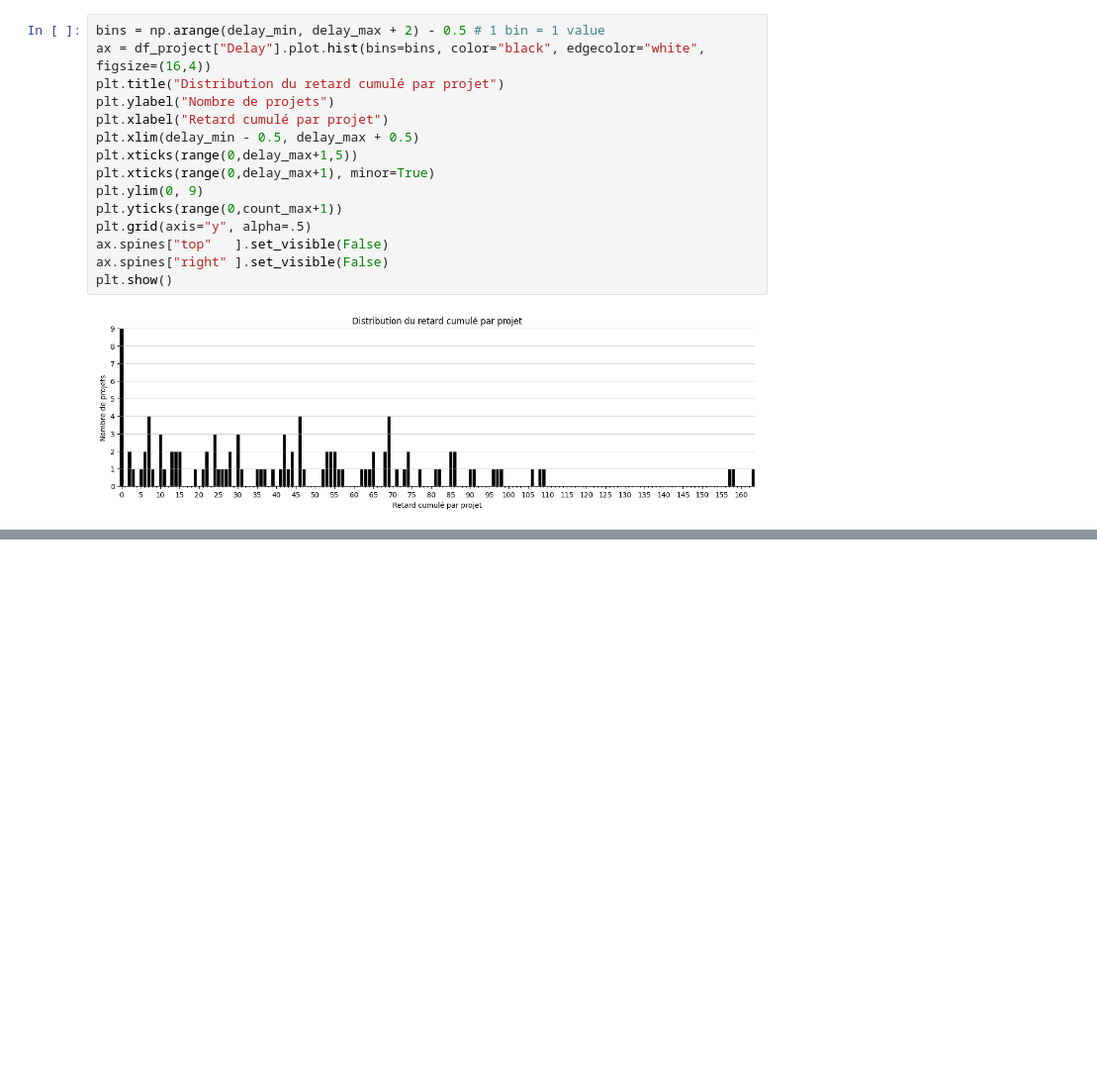
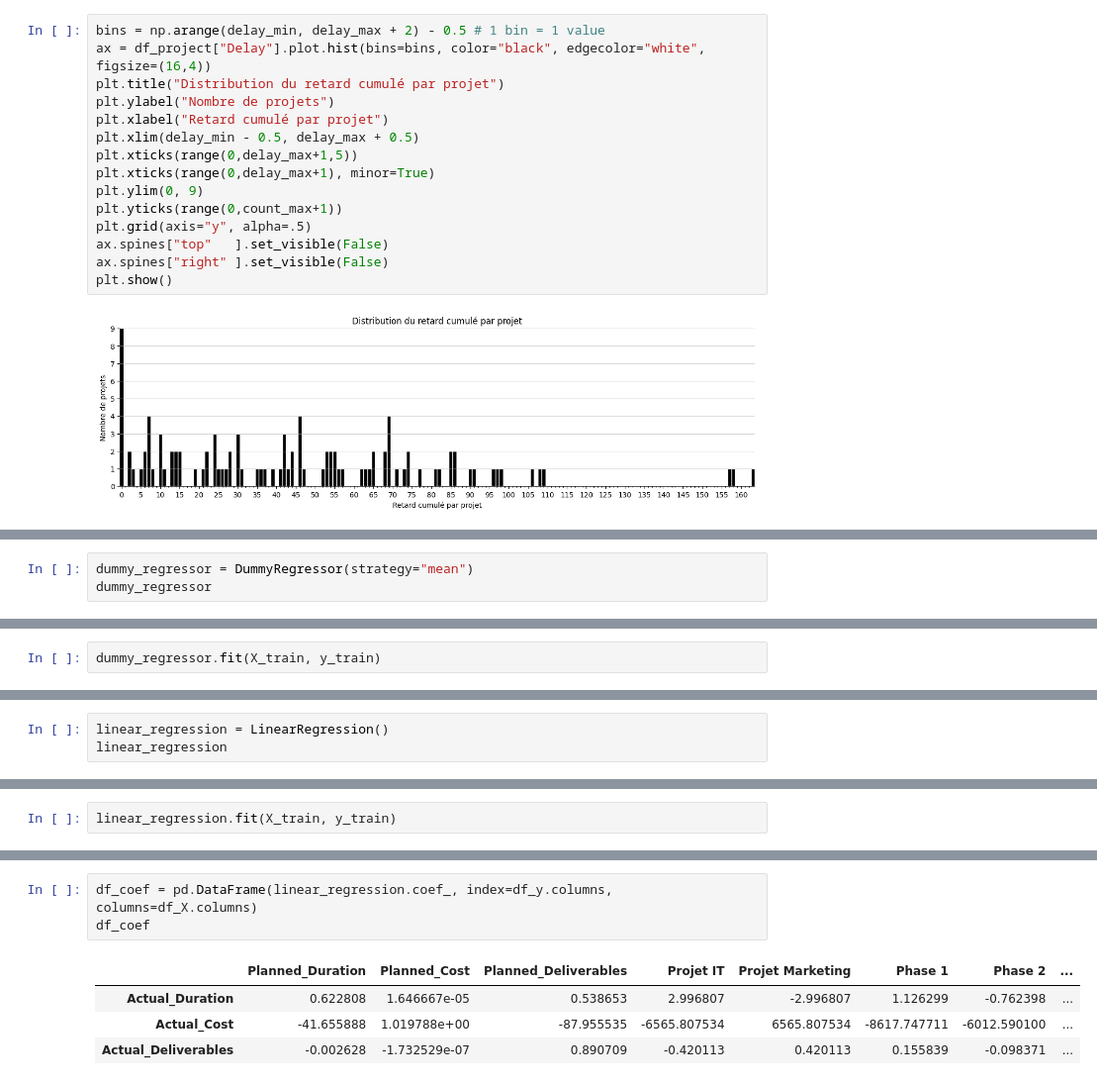
Before and after one commit to data-IA-2025/P7demo, a Jupyter notebook: P7.ipynb, the cells around one changed output, grey strips where cells are left out. Shown at 99% size. Cells and saved outputs as stored; diff of their text form; blank space fills up the shorter version.

```diff
--- a/P7.ipynb
+++ b/P7.ipynb
@@ -420,0 +595,3 @@ plt.show()
+# %%
+dummy_regressor = DummyRegressor(strategy="mean")
+dummy_regressor
@@ -420,0 +600,2 @@ plt.show()
+# %%
+dummy_regressor.fit(X_train, y_train)
@@ -420,0 +628,3 @@ plt.show()
+# %%
+linear_regression = LinearRegression()
+linear_regression
@@ -420,0 +633,2 @@ plt.show()
+# %%
+linear_regression.fit(X_train, y_train)
@@ -420,0 +661,8 @@ plt.show()
+# %%
+df_coef = pd.DataFrame(linear_regression.coef_, index=df_y.columns, columns=df_X.columns)
+df_coef
+# %% [output]
+|  | Planned_Duration | Planned_Cost | Planned_Deliverables | Projet IT | Projet Marketing | Phase 1 | Phase 2 | ... |
+| Actual_Duration | 0.622808 | 1.646667e-05 | 0.538653 | 2.996807 | -2.996807 | 1.126299 | -0.762398 | ... |
+| Actual_Cost | -41.655888 | 1.019788e+00 | -87.955535 | -6565.807534 | 6565.807534 | -8617.747711 | -6012.590100 | ... |
+| Actual_Deliverables | -0.002628 | -1.732529e-07 | 0.890709 | -0.420113 | 0.420113 | 0.155839 | -0.098371 | ... |
```
Also changed, not shown: parts of 31 cells of this notebook.
